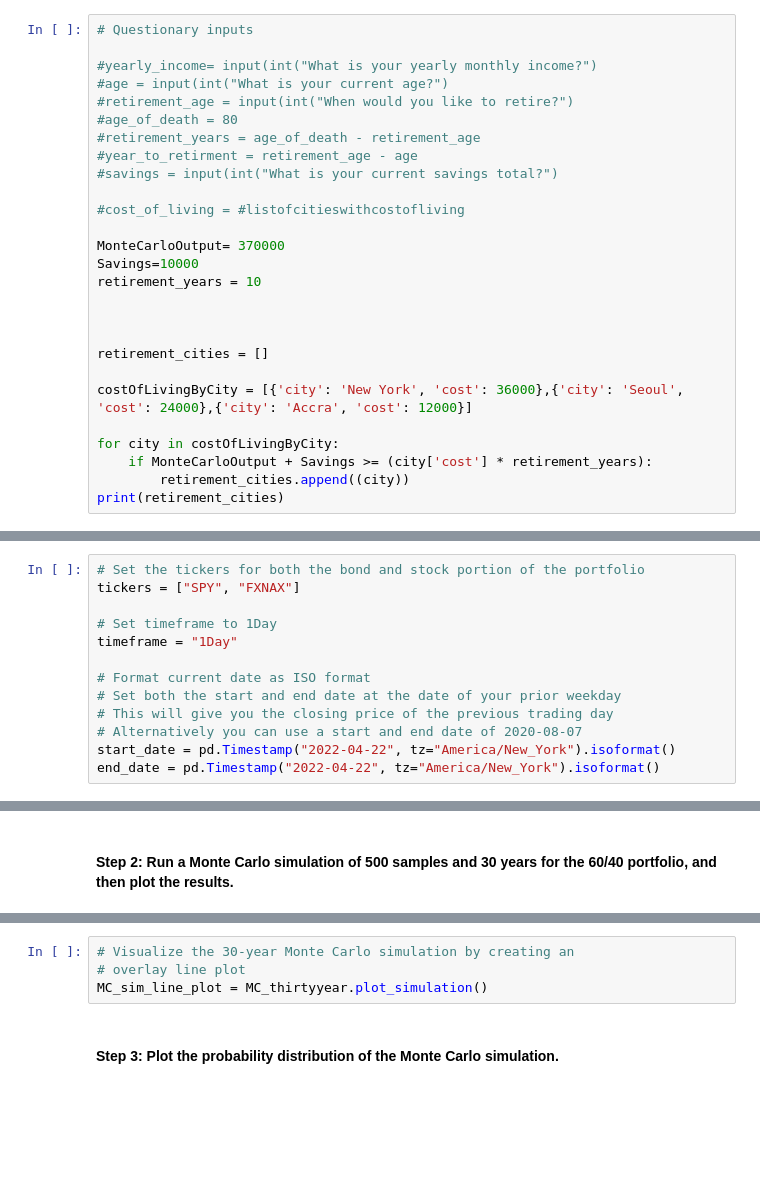
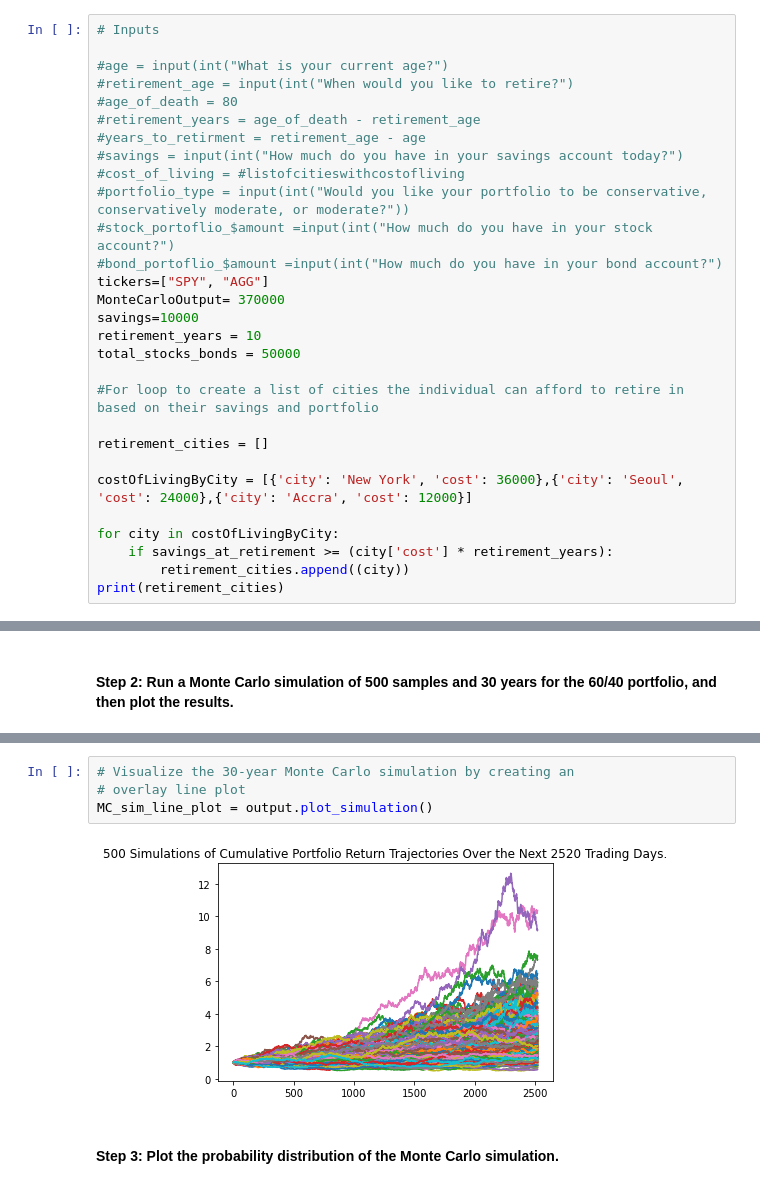
Before and after one commit to gatsbyz/retirement-global-plus, a Jupyter notebook: Retirement tool.ipynb, the cells around one changed output, grey strips where cells are left out. Saved outputs shown, nothing was run; the diff lists cells and outputs as text; blank space fills up the shorter version.

Commit message:
added changes to the retirement file

```diff
--- a/Retirement tool.ipynb
+++ b/Retirement tool.ipynb
@@ -31,28 +28,30 @@ True
 # %%
-# Questionary inputs
+# Inputs
 
-#yearly_income= input(int("What is your yearly monthly income?")
 #age = input(int("What is your current age?")
 #retirement_age = input(int("When would you like to retire?")
 #age_of_death = 80
 #retirement_years = age_of_death - retirement_age
-#year_to_retirment = retirement_age - age
-#savings = input(int("What is your current savings total?")
+#years_to_retirment = retirement_age - age
+#savings = input(int("How much do you have in your savings account today?")
+#cost_of_living = #listofcitieswithcostofliving
+#portfolio_type = input(int("Would you like your portfolio to be conservative, conservatively moderate, or moderate?"))
+#stock_portoflio_$amount =input(int("How much do you have in your stock account?")
+#bond_portoflio_$amount =input(int("How much do you have in your bond account?")
+tickers=["SPY", "AGG"]
+MonteCarloOutput= 370000
+savings=10000
+retirement_years = 10
+total_stocks_bonds = 50000
 
-#cost_of_living = #listofcitieswithcostofliving
-
-MonteCarloOutput= 370000
-Savings=10000
-retirement_years = 10
-
-
+#For loop to create a list of cities the individual can afford to retire in based on their savings and portfolio
 
 retirement_cities = []
 
 costOfLivingByCity = [{'city': 'New York', 'cost': 36000},{'city': 'Seoul', 'cost': 24000},{'city': 'Accra', 'cost': 12000}]
 
 for city in costOfLivingByCity:
-    if MonteCarloOutput + Savings >= (city['cost'] * retirement_years):
+    if savings_at_retirement >= (city['cost'] * retirement_years):
         retirement_cities.append((city))
 print(retirement_cities)
 # %% [output]
@@ -110,13 +70,0 @@ alpaca = tradeapi.REST(
-# %%
-# Set the tickers for both the bond and stock portion of the portfolio
-tickers = ["SPY", "FXNAX"]
-
-# Set timeframe to 1Day
-timeframe = "1Day"
-
-# Format current date as ISO format
-# Set both the start and end date at the date of your prior weekday
-# This will give you the closing price of the previous trading day
-# Alternatively you can use a start and end date of 2020-08-07
-start_date = pd.Timestamp("2022-04-22", tz="America/New_York").isoformat()
-end_date = pd.Timestamp("2022-04-22", tz="America/New_York").isoformat()
@@ -367,7 +272,9 @@ MC_thirtyyear.calc_cumulative_return()
 # %%
 # Visualize the 30-year Monte Carlo simulation by creating an
 # overlay line plot
-MC_sim_line_plot = MC_thirtyyear.plot_simulation()
+MC_sim_line_plot = output.plot_simulation()
+# %% [output]
+[figure, added]
 # %% [markdown]
 #### Step 3: Plot the probability distribution of the Monte Carlo simulation.
 # %%
```
Also changed, not shown: parts of 53 cells of this notebook, 1 other file.
